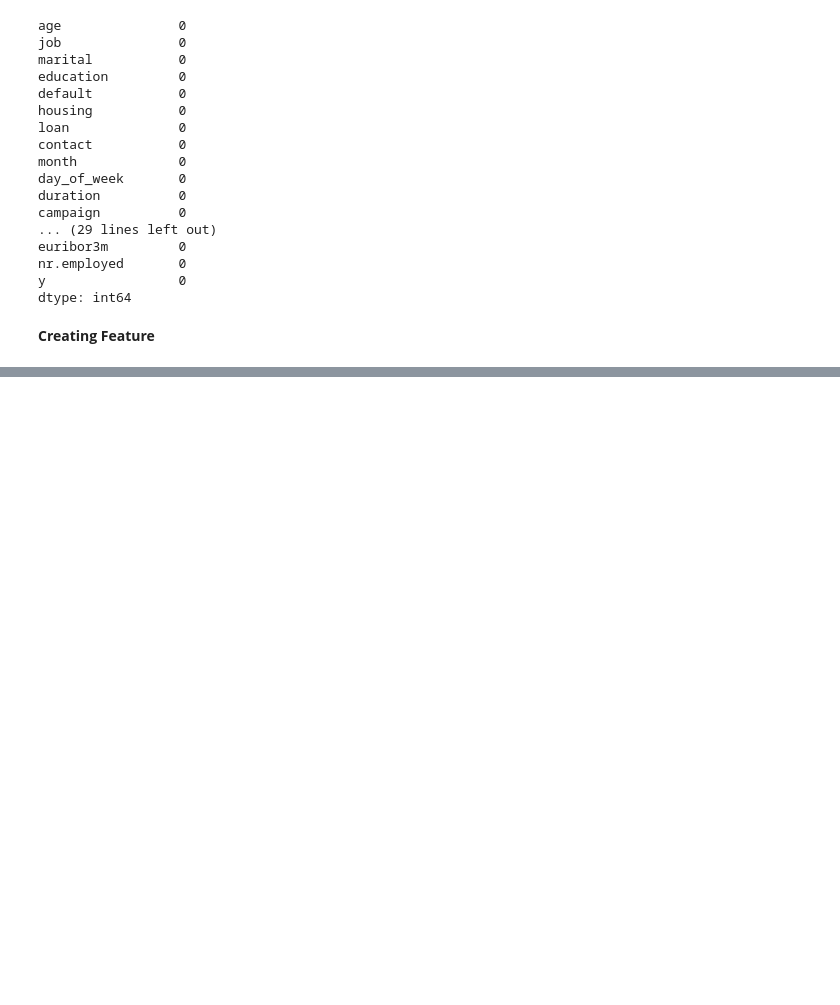
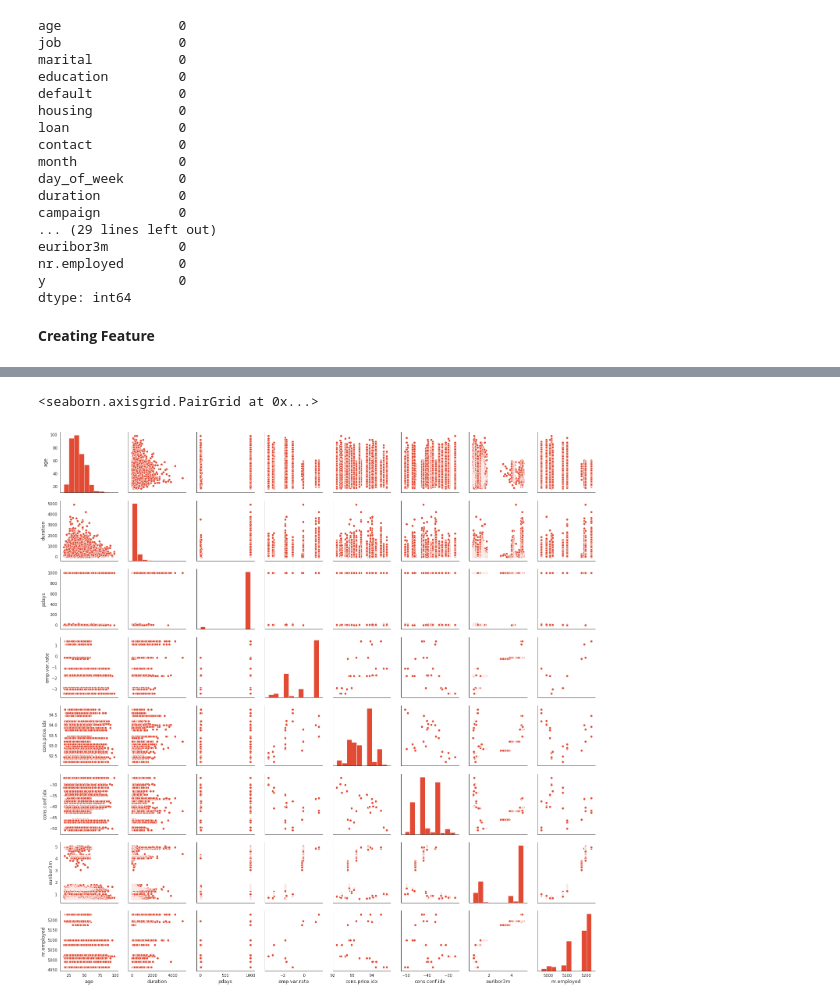
Before and after one commit to tripidhoble/Greyatom-Hackathon1, a Jupyter notebook: Marketing_Campaign.ipynb, the cells around one changed output, grey strips where cells are left out. Cells and saved outputs as stored; diff of their text form; code cells hidden in the pictures; blank space fills up the shorter version.

```diff
--- a/Marketing_Campaign.ipynb
+++ b/Marketing_Campaign.ipynb
@@ -292,0 +438,5 @@ for dataset in datasets:
+# %%
+sns.pairplot(subset_num_data)
+# %% [output]
+<seaborn.axisgrid.PairGrid at 0x...>
+[figure, added]
```
Also changed, not shown: parts of 49 cells of this notebook.
